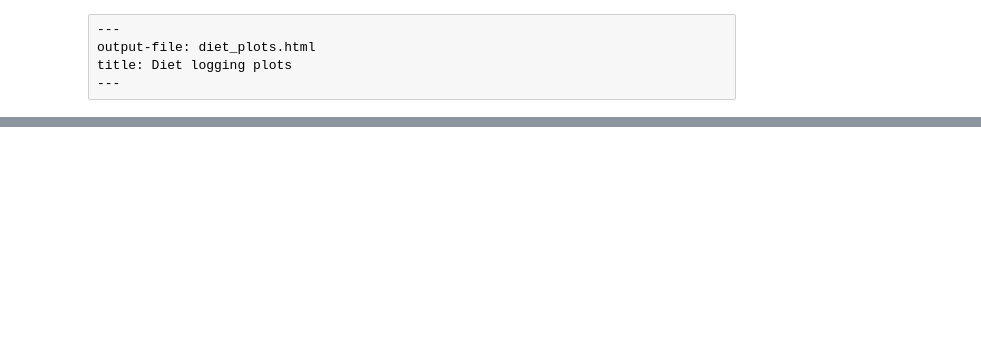
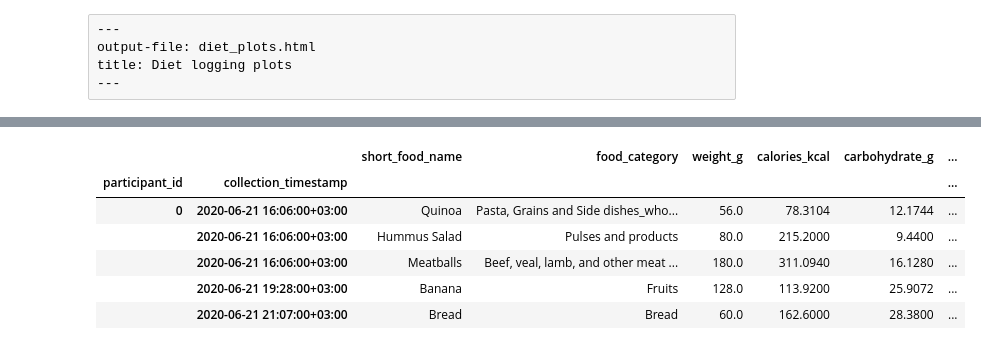
Before and after one commit to PhenoAI/pheno-utils, a Jupyter notebook: nbs/16_diet_plots.ipynb, the cells around one changed output, grey strips where cells are left out. Saved outputs shown, nothing was run; the diff lists cells and outputs as text; code cells hidden in the pictures; blank space fills up the shorter version.

```diff
--- a/nbs/16_diet_plots.ipynb
+++ b/nbs/16_diet_plots.ipynb
@@ -636,0 +653,10 @@ def plot_diet_cgm_sleep(
+# %%
+diet_df.head(5)
+# %% [output]
+|  |  | short_food_name | food_category | weight_g | calories_kcal | carbohydrate_g | ... |
+| participant_id | collection_timestamp |  |  |  |  |  | ... |
+| 0 | 2020-06-21 16:06:00+03:00 | Quinoa | Pasta, Grains and Side dishes_who... | 56.0 | 78.3104 | 12.1744 | ... |
+|  | 2020-06-21 16:06:00+03:00 | Hummus Salad | Pulses and products | 80.0 | 215.2000 | 9.4400 | ... |
+|  | 2020-06-21 16:06:00+03:00 | Meatballs | Beef, veal, lamb, and other meat ... | 180.0 | 311.0940 | 16.1280 | ... |
+|  | 2020-06-21 19:28:00+03:00 | Banana | Fruits | 128.0 | 113.9200 | 25.9072 | ... |
+|  | 2020-06-21 21:07:00+03:00 | Bread | Bread | 60.0 | 162.6000 | 28.3800 | ... |
```
Also changed, not shown: parts of 8 cells of this notebook.
